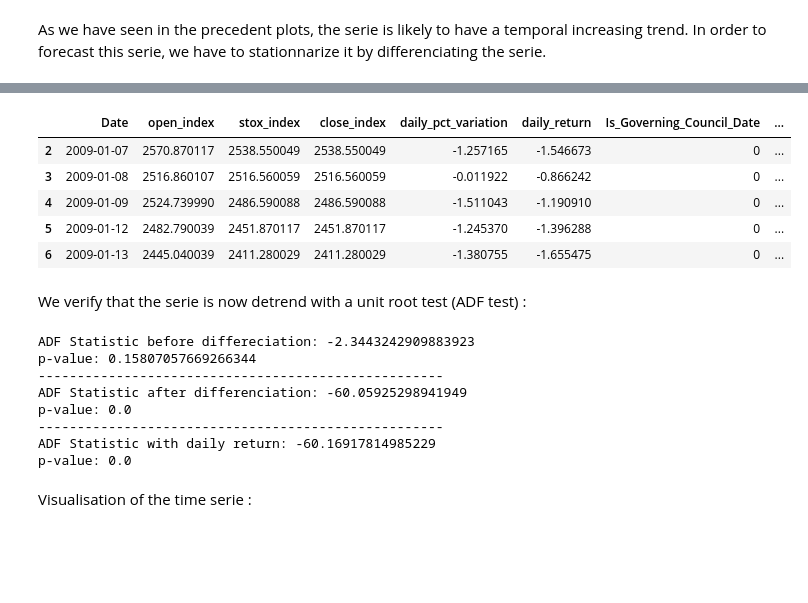
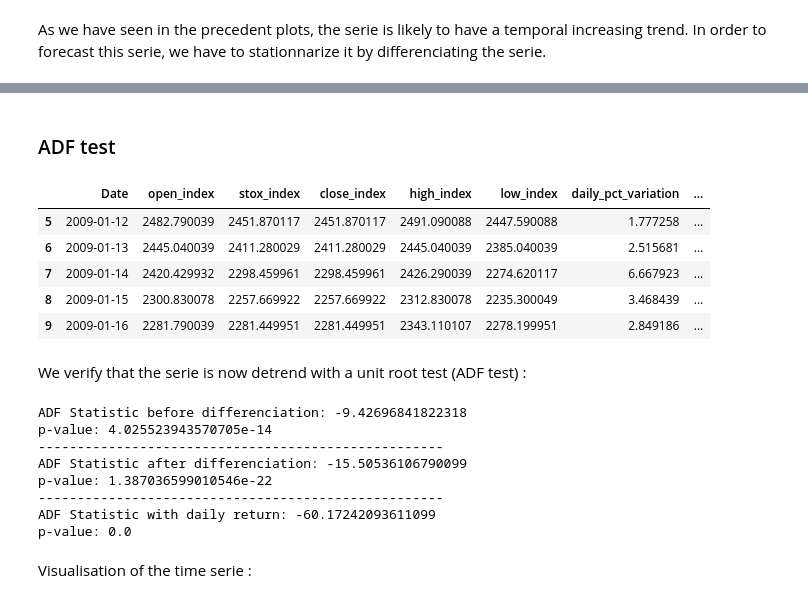
Before and after one commit to Emy-O/Projet_ML, a Jupyter notebook: recuperation_donnees (1).ipynb, the cells around one changed output, grey strips where cells are left out. Saved outputs shown, nothing was run; the diff lists cells and outputs as text; code cells hidden in the pictures; blank space fills up the shorter version.

```diff
--- a/recuperation_donnees (1).ipynb
+++ b/recuperation_donnees (1).ipynb
@@ -214,13 +214,13 @@ def get_stoxx50_data(start_date, end_date):
 
     # Récupérer les données
     data = yf.download(symbol, start=start_date, end=end_date)
-    data=data[["Open","Adj Close","Close"]].copy()
+    data=data[["Open","Adj Close","Close","High","Low"]].copy()
     df=pd.DataFrame(data)
-    df.rename(columns={"Open":"open_index","Adj Close":"stox_index","Close":"close_index"},inplace=True)
+    df.rename(columns={"Open":"open_index","Adj Close":"stox_index","Close":"close_index", "High":"high_index", "Low":"low_index"},inplace=True)
 
     df.reset_index(inplace=True)
 
-    df["daily_pct_variation"] = ((df["close_index"] - df["open_index"]) / df["open_index"]) *100
+    df["daily_pct_variation"] = ((df["high_index"] - df["low_index"]) / df["low_index"]) *100
 
     df["daily_return"] = df["stox_index"].pct_change() * 100
     df.dropna(inplace=True)
@@ -364,41 +395,43 @@ As we have seen in the precedent plots, the serie is likely to have a temporal i
+# %% [markdown]
+### ADF test
 # %%
 # on différencie l'index à prédire (fonctionne aussi avec le daily_return):
-stoxx50_data["stox_index_diff"] = stoxx50_data["stox_index"].diff()
+stoxx50_data["daily_pct_variation_diff"] = stoxx50_data["daily_pct_variation"].diff()
 
 stoxx50_data.dropna(inplace=True)
 
 stoxx50_data.head()
 # %% [output]
-|  | Date | open_index | stox_index | close_index | daily_pct_variation | daily_return | Is_Governing_Council_Date | ... |
-| 2 | 2009-01-07 | 2570.870117 | 2538.550049 | 2538.550049 | -1.257165 | -1.546673 | 0 | ... |
-| 3 | 2009-01-08 | 2516.860107 | 2516.560059 | 2516.560059 | -0.011922 | -0.866242 | 0 | ... |
-| 4 | 2009-01-09 | 2524.739990 | 2486.590088 | 2486.590088 | -1.511043 | -1.190910 | 0 | ... |
-| 5 | 2009-01-12 | 2482.790039 | 2451.870117 | 2451.870117 | -1.245370 | -1.396288 | 0 | ... |
-| 6 | 2009-01-13 | 2445.040039 | 2411.280029 | 2411.280029 | -1.380755 | -1.655475 | 0 | ... |
+|  | Date | open_index | stox_index | close_index | high_index | low_index | daily_pct_variation | ... |
+| 5 | 2009-01-12 | 2482.790039 | 2451.870117 | 2451.870117 | 2491.090088 | 2447.590088 | 1.777258 | ... |
+| 6 | 2009-01-13 | 2445.040039 | 2411.280029 | 2411.280029 | 2445.040039 | 2385.040039 | 2.515681 | ... |
+| 7 | 2009-01-14 | 2420.429932 | 2298.459961 | 2298.459961 | 2426.290039 | 2274.620117 | 6.667923 | ... |
+| 8 | 2009-01-15 | 2300.830078 | 2257.669922 | 2257.669922 | 2312.830078 | 2235.300049 | 3.468439 | ... |
+| 9 | 2009-01-16 | 2281.790039 | 2281.449951 | 2281.449951 | 2343.110107 | 2278.199951 | 2.849186 | ... |
 # %% [markdown]
 We verify that the serie is now detrend with a unit root test (ADF test) :
 # %%
 # Assuming df is your DataFrame with a column "Index_Value"
-result_adf = adfuller(stoxx50_data['stox_index'])
-print('ADF Statistic before differeciation:', result_adf[0])
+result_adf = adfuller(stoxx50_data['daily_pct_variation'], regression="ct")
+print('ADF Statistic before differenciation:', result_adf[0])
 print('p-value:', result_adf[1])
 print("----------------------------------------------------")
-result_adf_with_diff = adfuller(stoxx50_data['stox_index_diff'])
+result_adf_with_diff = adfuller(stoxx50_data['daily_pct_variation_diff'], regression="ct")
 print('ADF Statistic after differenciation:', result_adf_with_diff[0])
 print('p-value:', result_adf_with_diff[1])
 print("----------------------------------------------------")
-result_adf_with_daily_return = adfuller(stoxx50_data['daily_return'])
+result_adf_with_daily_return = adfuller(stoxx50_data['daily_return'], regression="ct")
 print('ADF Statistic with daily return:', result_adf_with_daily_return[0])
 print('p-value:', result_adf_with_daily_return[1])
 # %% [output]
-ADF Statistic before differeciation: -2.3443242909883923
-p-value: 0.15807057669266344
+ADF Statistic before differenciation: -9.42696841822318
+p-value: 4.025523943570705e-14
 ----------------------------------------------------
-ADF Statistic after differenciation: -60.05925298941949
+ADF Statistic after differenciation: -15.50536106790099
+p-value: 1.387036599010546e-22
+----------------------------------------------------
+ADF Statistic with daily return: -60.17242093611099
 p-value: 0.0
-----------------------------------------------------
-ADF Statistic with daily return: -60.16917814985229
-p-value: 0.0
 # %% [markdown]
 Visualisation of the time serie :
 # %%
```
Also changed, not shown: parts of 18 cells of this notebook, 1 other file.
